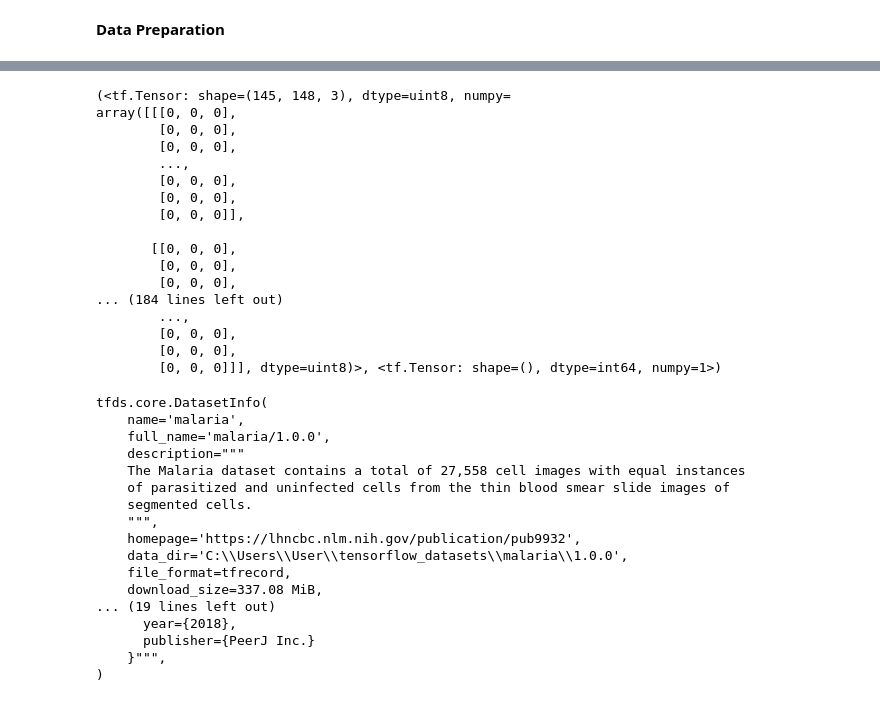
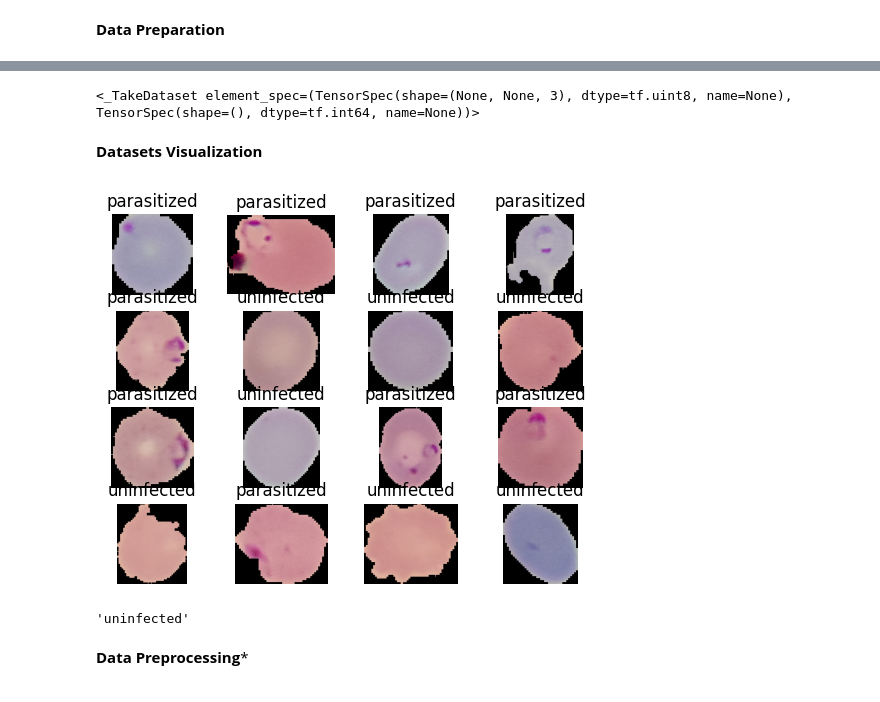
Before and after one commit to katarzynamichalskaa/Malaria-Diagnosis, a Jupyter notebook: Model/MalariaDiagnosis.ipynb, the cells around one changed output, grey strips where cells are left out. Drawn from its saved outputs; the diff is of its cells as text; code cells hidden in the pictures.

Commit message:
Data Visualization

```diff
--- a/Model/MalariaDiagnosis.ipynb
+++ b/Model/MalariaDiagnosis.ipynb
@@ -22,41 +39,38 @@ dataset_size = len(dataset)
 # %%
-for data in dataset[0].take(4):
-    print(data)
+def splits(dataset, TRAIN_RATIO, VAL_RATIO, TEST_RATIO):
+  DATASET_SIZE = len(dataset)
+
+  train_dataset = dataset.take(int(TRAIN_RATIO*DATASET_SIZE))
+
+  val_test_dataset = dataset.skip(int(TRAIN_RATIO*DATASET_SIZE))
+  val_dataset = val_test_dataset.take(int(VAL_RATIO*DATASET_SIZE))
+
+  test_dataset = val_test_dataset.skip(int(VAL_RATIO*DATASET_SIZE))
+  return train_dataset, val_dataset, test_dataset
-# %% [output]
-(<tf.Tensor: shape=(145, 148, 3), dtype=uint8, numpy=
-array([[[0, 0, 0],
-        [0, 0, 0],
-        [0, 0, 0],
-        ...,
-        [0, 0, 0],
-        [0, 0, 0],
-        [0, 0, 0]],
-
-       [[0, 0, 0],
-        [0, 0, 0],
-        [0, 0, 0],
-... (184 lines left out)
-        ...,
-        [0, 0, 0],
-        [0, 0, 0],
-        [0, 0, 0]]], dtype=uint8)>, <tf.Tensor: shape=(), dtype=int64, numpy=1>)
 # %%
-dataset_info
+TRAIN_RATIO = 0.8
+VAL_RATIO = 0.1
+TEST_RATIO = 0.1
+
+train_dataset, val_dataset, test_dataset = splits(dataset[0], TRAIN_RATIO, VAL_RATIO, TEST_RATIO )
-# %% [output]
-tfds.core.DatasetInfo(
-    name='malaria',
-    full_name='malaria/1.0.0',
-    description="""
-    The Malaria dataset contains a total of 27,558 cell images with equal instances
-    of parasitized and uninfected cells from the thin blood smear slide images of
-    segmented cells.
-    """,
-    homepage='https://lhncbc.nlm.nih.gov/publication/pub9932',
-    data_dir='C:\\Users\\User\\tensorflow_datasets\\malaria\\1.0.0',
-    file_format=tfrecord,
-    download_size=337.08 MiB,
-... (19 lines left out)
-      year={2018},
-      publisher={PeerJ Inc.}
-    }""",
-)
+# %%
+train_dataset
+# %% [output]
+<_TakeDataset element_spec=(TensorSpec(shape=(None, None, 3), dtype=tf.uint8, name=None), TensorSpec(shape=(), dtype=tf.int64, name=None))>
+# %% [markdown]
+**Datasets Visualization**
+# %%
+for i, (image, label) in enumerate(train_dataset.take(16)):
+  ax = plt.subplot(4, 4, i + 1)
+
+  plt.imshow(image)
+  plt.title(dataset_info.features['label'].int2str(label))
+  plt.axis('off')
+# %% [output]
+[figure, added]
+# %%
+dataset_info.features['label'].int2str(1)
+# %% [output]
+'uninfected'
+# %% [markdown]
+**Data Preprocessing***
```
Also changed, not shown: parts of 13 cells of this notebook.
